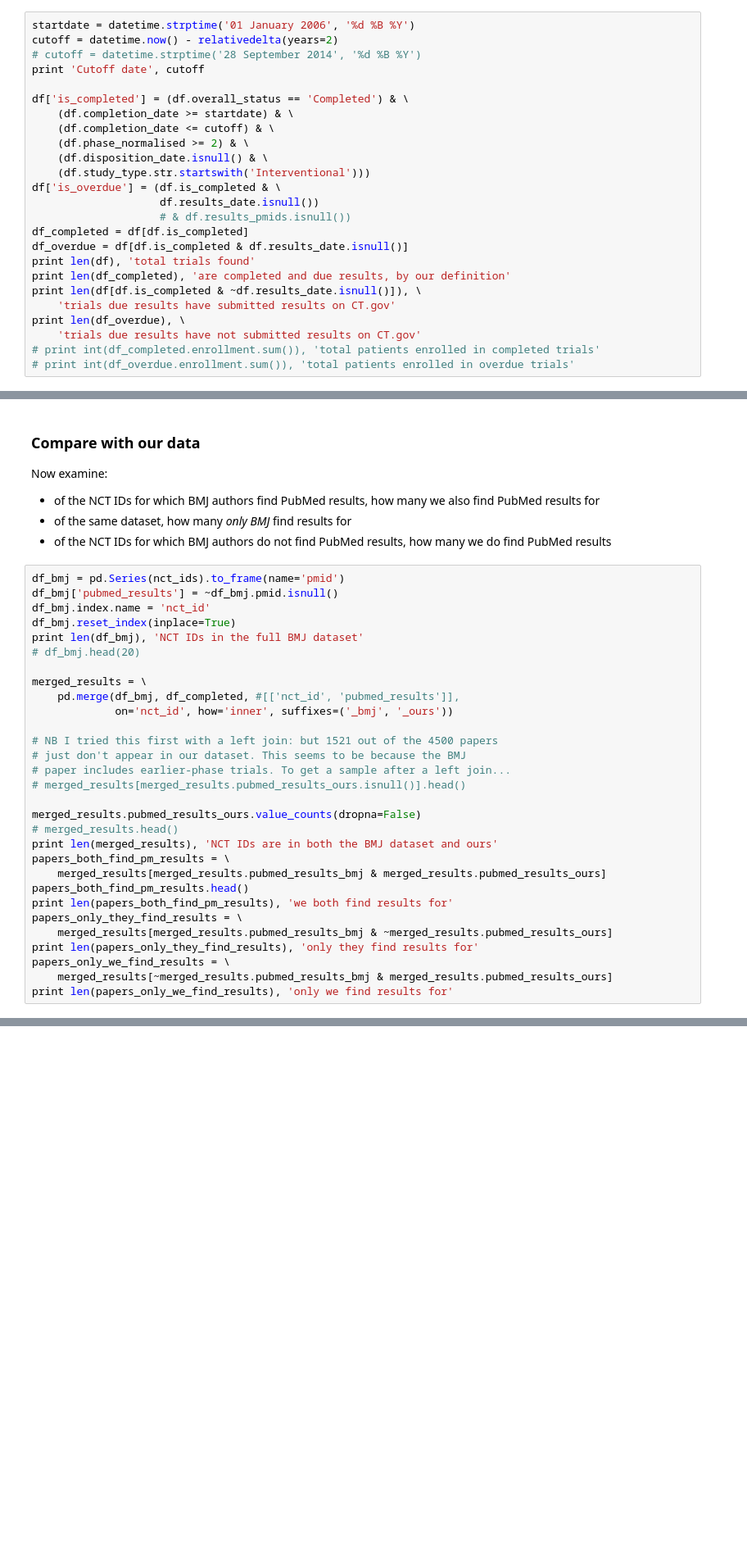
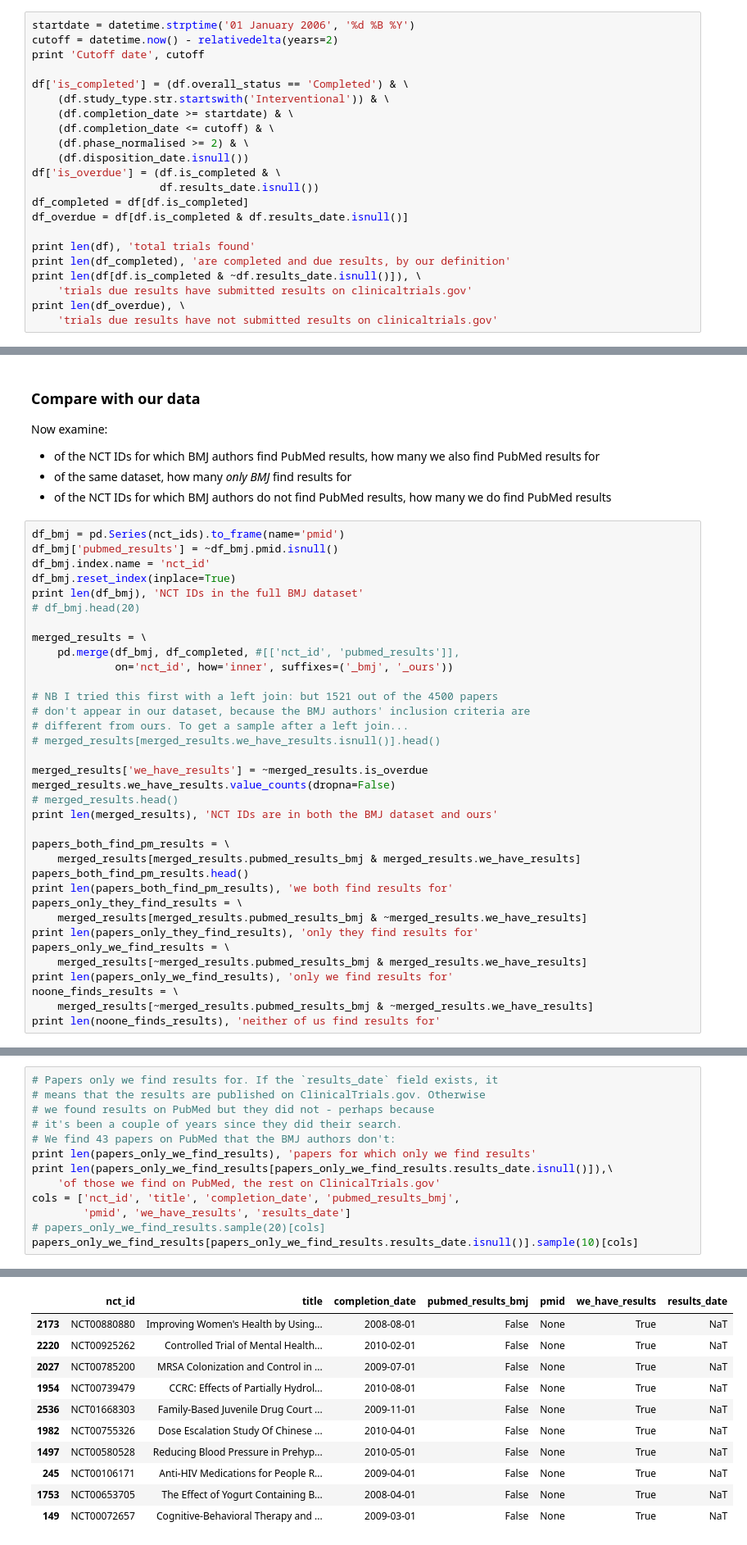
Before and after one commit to ebmdatalab/trialstracker, a Jupyter notebook: data/Examine unreported trials on ClinicalTrials.gov.ipynb, the cells around one changed output, grey strips where cells are left out. Shown: that part at 82% size. Saved outputs shown, nothing was run; the diff lists cells and outputs as text; blank space fills up the shorter version.

```diff
--- a/data/Examine unreported trials on ClinicalTrials.gov.ipynb
+++ b/data/Examine unreported trials on ClinicalTrials.gov.ipynb
@@ -166,26 +90,23 @@ The criteria for counting a trial as completed are defined above.
 # %%
 startdate = datetime.strptime('01 January 2006', '%d %B %Y')
 cutoff = datetime.now() - relativedelta(years=2)
-# cutoff = datetime.strptime('28 September 2014', '%d %B %Y')
 print 'Cutoff date', cutoff
 
 df['is_completed'] = (df.overall_status == 'Completed') & \
+    (df.study_type.str.startswith('Interventional')) & \
     (df.completion_date >= startdate) & \
     (df.completion_date <= cutoff) & \
     (df.phase_normalised >= 2) & \
-    (df.disposition_date.isnull() & \
-    (df.study_type.str.startswith('Interventional')))
+    (df.disposition_date.isnull())
 df['is_overdue'] = (df.is_completed & \
                     df.results_date.isnull())
-                    # & df.results_pmids.isnull())
 df_completed = df[df.is_completed]
 df_overdue = df[df.is_completed & df.results_date.isnull()]
+
 print len(df), 'total trials found'
 print len(df_completed), 'are completed and due results, by our definition'
 print len(df[df.is_completed & ~df.results_date.isnull()]), \
-    'trials due results have submitted results on CT.gov'
+    'trials due results have submitted results on clinicaltrials.gov'
 print len(df_overdue), \
-    'trials due results have not submitted results on CT.gov'
-# print int(df_completed.enrollment.sum()), 'total patients enrolled in completed trials'
-# print int(df_overdue.enrollment.sum()), 'total patients enrolled in overdue trials'
+    'trials due results have not submitted results on clinicaltrials.gov'
 # %% [output]
@@ -472,22 +327,27 @@ merged_results = \
              on='nct_id', how='inner', suffixes=('_bmj', '_ours'))
 
 # NB I tried this first with a left join: but 1521 out of the 4500 papers
-# just don't appear in our dataset. This seems to be because the BMJ
-# paper includes earlier-phase trials. To get a sample after a left join...
-# merged_results[merged_results.pubmed_results_ours.isnull()].head()
+# don't appear in our dataset, because the BMJ authors' inclusion criteria are
+# different from ours. To get a sample after a left join...
+# merged_results[merged_results.we_have_results.isnull()].head()
 
-merged_results.pubmed_results_ours.value_counts(dropna=False)
+merged_results['we_have_results'] = ~merged_results.is_overdue
+merged_results.we_have_results.value_counts(dropna=False)
 # merged_results.head()
 print len(merged_results), 'NCT IDs are in both the BMJ dataset and ours'
+
 papers_both_find_pm_results = \
-    merged_results[merged_results.pubmed_results_bmj & merged_results.pubmed_results_ours]
+    merged_results[merged_results.pubmed_results_bmj & merged_results.we_have_results]
 papers_both_find_pm_results.head()
 print len(papers_both_find_pm_results), 'we both find results for'
 papers_only_they_find_results = \
-    merged_results[merged_results.pubmed_results_bmj & ~merged_results.pubmed_results_ours]
+    merged_results[merged_results.pubmed_results_bmj & ~merged_results.we_have_results]
 print len(papers_only_they_find_results), 'only they find results for'
 papers_only_we_find_results = \
-    merged_results[~merged_results.pubmed_results_bmj & merged_results.pubmed_results_ours]
+    merged_results[~merged_results.pubmed_results_bmj & merged_results.we_have_results]
 print len(papers_only_we_find_results), 'only we find results for'
+noone_finds_results = \
+    merged_results[~merged_results.pubmed_results_bmj & ~merged_results.we_have_results]
+print len(noone_finds_results), 'neither of us find results for'
 # %% [output]
 4092 NCT IDs in the full BMJ dataset
@@ -507,0 +375,14 @@ papers_only_they_find_results.head()[cols]
+# %%
+# Papers only we find results for. If the `results_date` field exists, it
+# means that the results are published on ClinicalTrials.gov. Otherwise
+# we found results on PubMed but they did not - perhaps because
+# it's been a couple of years since they did their search.
+# We find 43 papers on PubMed that the BMJ authors don't:
+print len(papers_only_we_find_results), 'papers for which only we find results'
+print len(papers_only_we_find_results[papers_only_we_find_results.results_date.isnull()]),\
+    'of those we find on PubMed, the rest on ClinicalTrials.gov'
+cols = ['nct_id', 'title', 'completion_date', 'pubmed_results_bmj',
+        'pmid', 'we_have_results', 'results_date']
+# papers_only_we_find_results.sample(20)[cols]
+papers_only_we_find_results[papers_only_we_find_results.results_date.isnull()].sample(10)[cols]
+# %% [output]
@@ -507,0 +391,11 @@ papers_only_they_find_results.head()[cols]
+|  | nct_id | title | completion_date | pubmed_results_bmj | pmid | we_have_results | results_date |
+| 2173 | NCT00880880 | Improving Women's Health by Using... | 2008-08-01 | False | None | True | NaT |
+| 2220 | NCT00925262 | Controlled Trial of Mental Health... | 2010-02-01 | False | None | True | NaT |
+| 2027 | NCT00785200 | MRSA Colonization and Control in ... | 2009-07-01 | False | None | True | NaT |
+| 1954 | NCT00739479 | CCRC: Effects of Partially Hydrol... | 2010-08-01 | False | None | True | NaT |
+| 2536 | NCT01668303 | Family-Based Juvenile Drug Court ... | 2009-11-01 | False | None | True | NaT |
+| 1982 | NCT00755326 | Dose Escalation Study Of Chinese ... | 2010-04-01 | False | None | True | NaT |
+| 1497 | NCT00580528 | Reducing Blood Pressure in Prehyp... | 2010-05-01 | False | None | True | NaT |
+| 245 | NCT00106171 | Anti-HIV Medications for People R... | 2009-04-01 | False | None | True | NaT |
+| 1753 | NCT00653705 | The Effect of Yogurt Containing B... | 2008-04-01 | False | None | True | NaT |
+| 149 | NCT00072657 | Cognitive-Behavioral Therapy and ... | 2009-03-01 | False | None | True | NaT |
```
Also changed, not shown: parts of 26 cells of this notebook, 8 other files.
